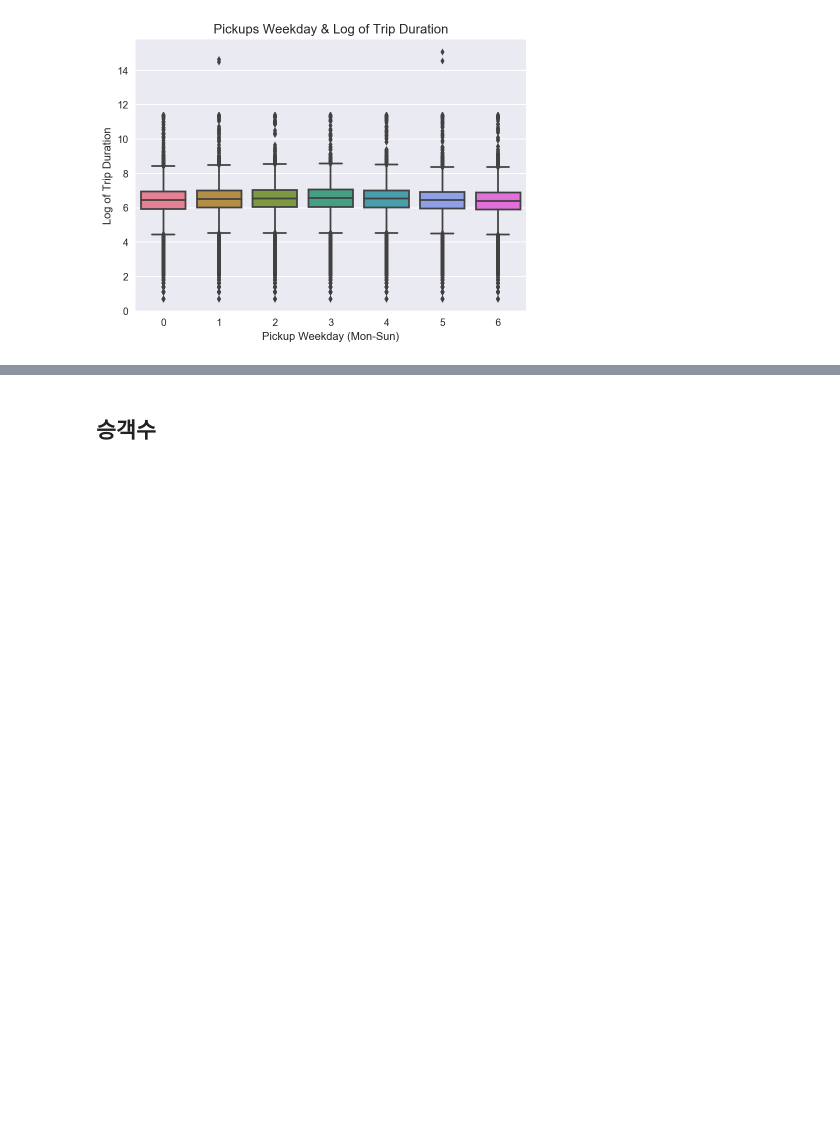
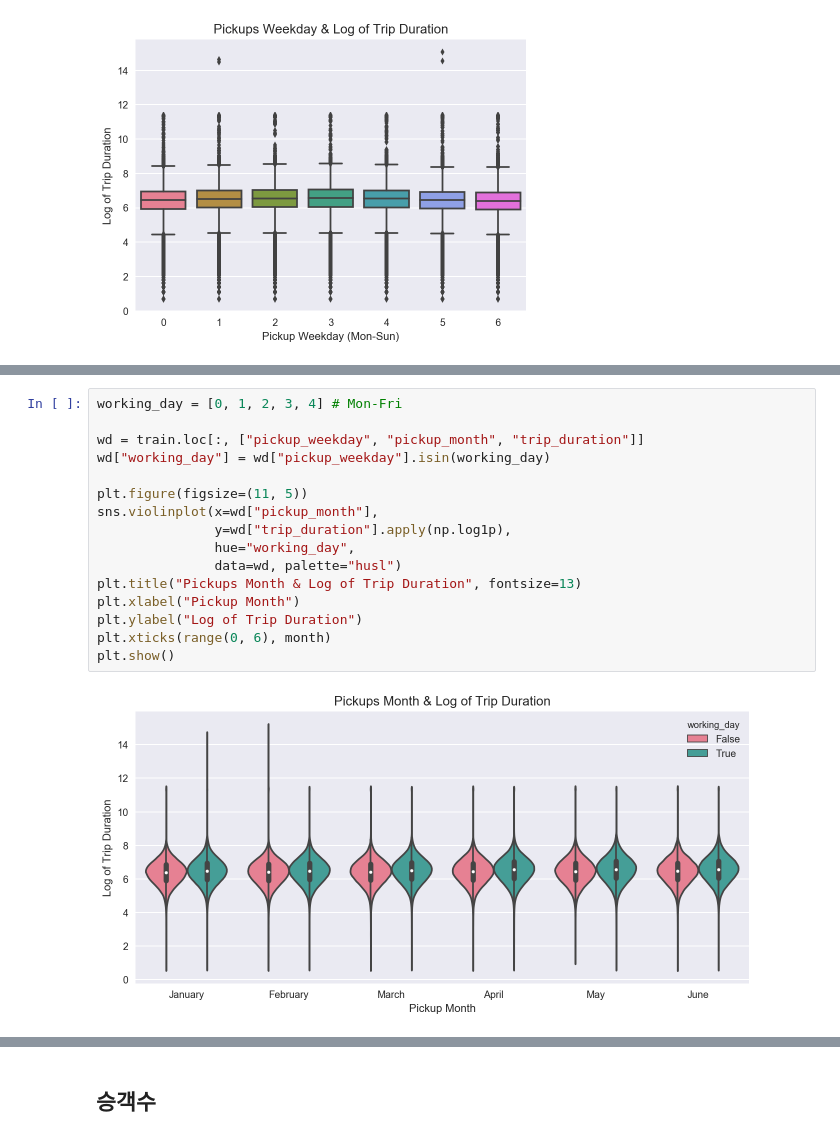
Before and after one commit to novdov/dss7b5-nyctaxi, a Jupyter notebook: KSW/EDA_KSW.ipynb, the cells around one changed output, grey strips where cells are left out. Cells and saved outputs as stored; diff of their text form; blank space fills up the shorter version.

```diff
--- a/KSW/EDA_KSW.ipynb
+++ b/KSW/EDA_KSW.ipynb
@@ -324,0 +331,18 @@ plt.show()
+# %%
+working_day = [0, 1, 2, 3, 4] # Mon-Fri
+
+wd = train.loc[:, ["pickup_weekday", "pickup_month", "trip_duration"]]
+wd["working_day"] = wd["pickup_weekday"].isin(working_day)
+
+plt.figure(figsize=(11, 5))
+sns.violinplot(x=wd["pickup_month"],
+               y=wd["trip_duration"].apply(np.log1p),
+               hue="working_day",
+               data=wd, palette="husl")
+plt.title("Pickups Month & Log of Trip Duration", fontsize=13)
+plt.xlabel("Pickup Month")
+plt.ylabel("Log of Trip Duration")
+plt.xticks(range(0, 6), month)
+plt.show()
+# %% [output]
+[figure, added]
```
Also changed, not shown: parts of 32 cells of this notebook.
